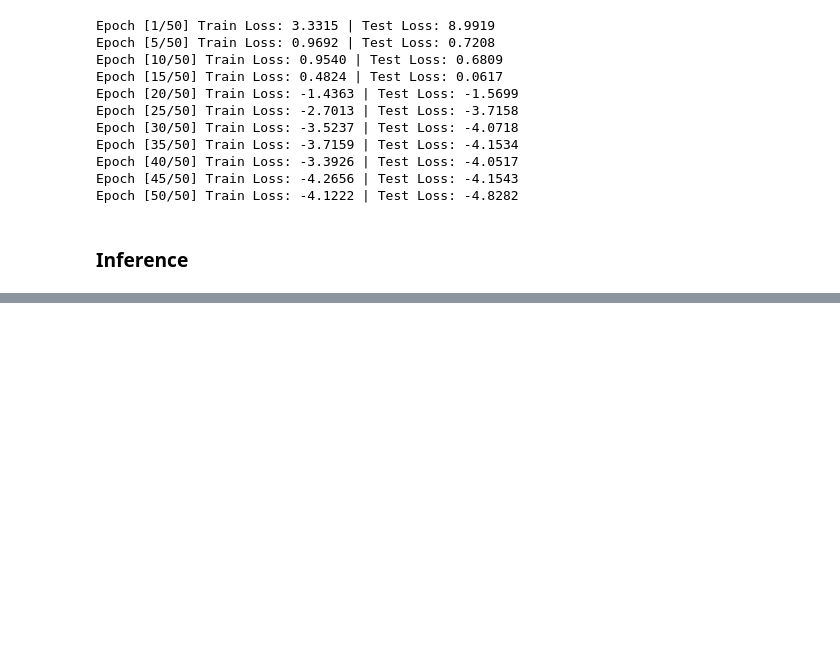
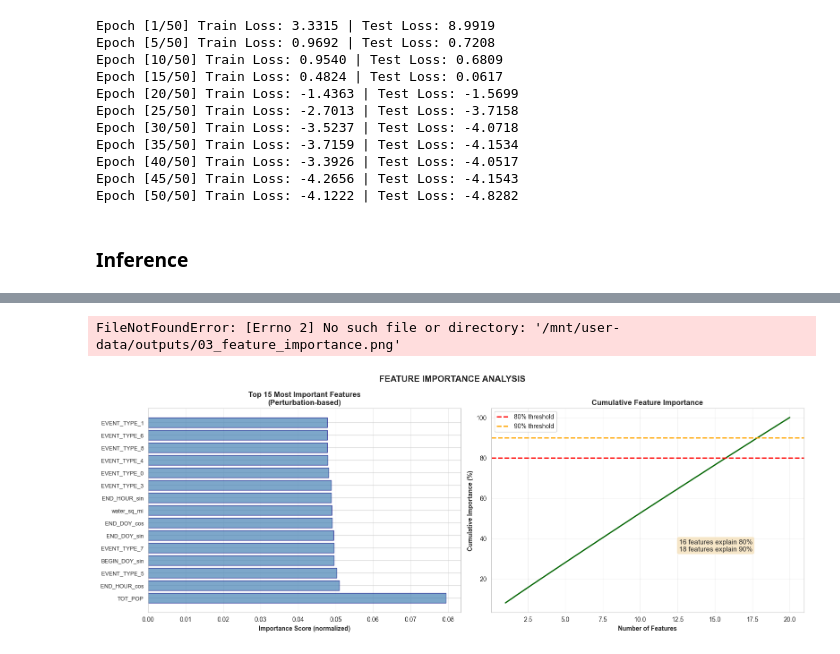
Before and after one commit to mattialodi0/progA3I, a Jupyter notebook: conditional_normalizing_flow.ipynb, the cells around one changed output, grey strips where cells are left out. Cells and saved outputs as stored; diff of their text form; code cells hidden in the pictures; blank space fills up the shorter version.

Commit message:
add a (bad) results analysis

```diff
--- a/conditional_normalizing_flow.ipynb
+++ b/conditional_normalizing_flow.ipynb
@@ -883,0 +893,5 @@ TypeError: can't convert cuda:0 device type tensor to numpy. Use Tensor.cpu() to
+# %%
+# Plot styling
+sns.set_style("whitegrid")
+plt.rcParams['figure.dpi'] = 100
+plt.rcParams['savefig.dpi'] = 300
@@ -883,0 +1164,47 @@ TypeError: can't convert cuda:0 device type tensor to numpy. Use Tensor.cpu() to
+# %%
+# === PLOT 3: Feature Importance ===
+fig, axes = plt.subplots(1, 2, figsize=(16, 6))
+
+# 3.1 Feature importance bar chart
+ax = axes[0]
+y_pos = np.arange(len(top_features))
+importances = [imp for _, imp in top_features]
+names = [name for name, _ in top_features]
+
+ax.barh(y_pos, importances, alpha=0.7, color='steelblue', edgecolor='navy')
+ax.set_yticks(y_pos)
+ax.set_yticklabels(names, fontsize=9)
+ax.set_xlabel('Importance Score (normalized)', fontweight='bold')
+ax.set_title(f'Top {top_n_features} Most Important Features\n(Perturbation-based)', fontweight='bold')
+ax.grid(True, alpha=0.3, axis='x')
+
+# 3.2 Cumulative importance
+ax = axes[1]
+sorted_importance = np.sort(feature_importance)[::-1]
+cumulative_importance = np.cumsum(sorted_importance)
+x_features = np.arange(1, len(sorted_importance) + 1)
+
+ax.plot(x_features, cumulative_importance * 100, linewidth=2, color='darkgreen')
+ax.axhline(y=80, color='r', linestyle='--', linewidth=2, label='80% threshold')
+ax.axhline(y=90, color='orange', linestyle='--', linewidth=2, label='90% threshold')
+ax.set_xlabel('Number of Features', fontweight='bold')
+ax.set_ylabel('Cumulative Importance (%)', fontweight='bold')
+ax.set_title('Cumulative Feature Importance', fontweight='bold')
+ax.legend()
+ax.grid(True, alpha=0.3)
+
+# Find number of features for 80% and 90%
+n_80 = np.argmax(cumulative_importance >= 0.8) + 1
+n_90 = np.argmax(cumulative_importance >= 0.9) + 1
+ax.text(0.6, 0.3, f'{n_80} features explain 80%\n{n_90} features explain 90%',
+        transform=ax.transAxes, fontsize=11,
+        bbox=dict(boxstyle='round', facecolor='wheat', alpha=0.7))
+
+plt.suptitle('FEATURE IMPORTANCE ANALYSIS', fontsize=14, fontweight='bold')
+plt.tight_layout()
+plt.savefig('/mnt/user-data/outputs/03_feature_importance.png', dpi=300, bbox_inches='tight')
+plt.close()
+print("      Saved: 03_feature_importance.png")
+# %% [output]
+FileNotFoundError: [Errno 2] No such file or directory: '/mnt/user-data/outputs/03_feature_importance.png'
+[figure, added]
```
Also changed, not shown: parts of 19 cells of this notebook.
